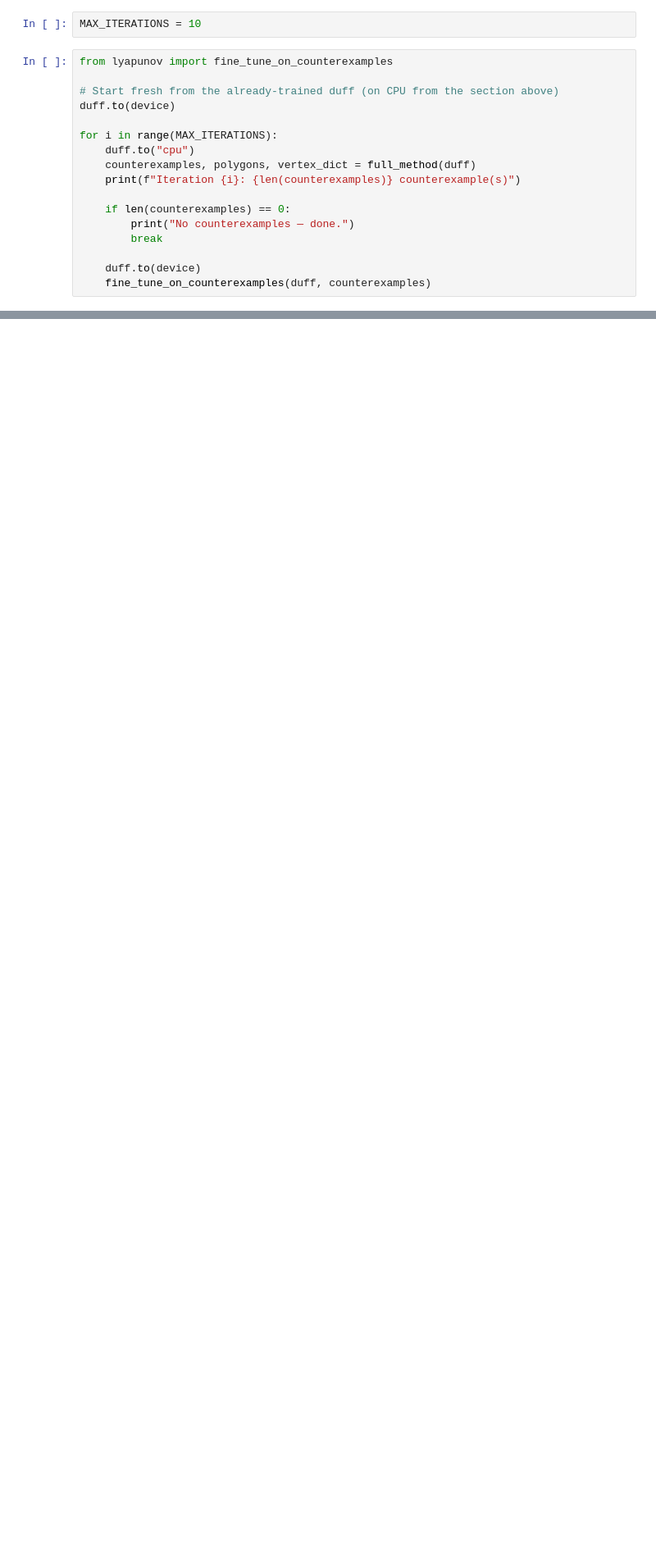
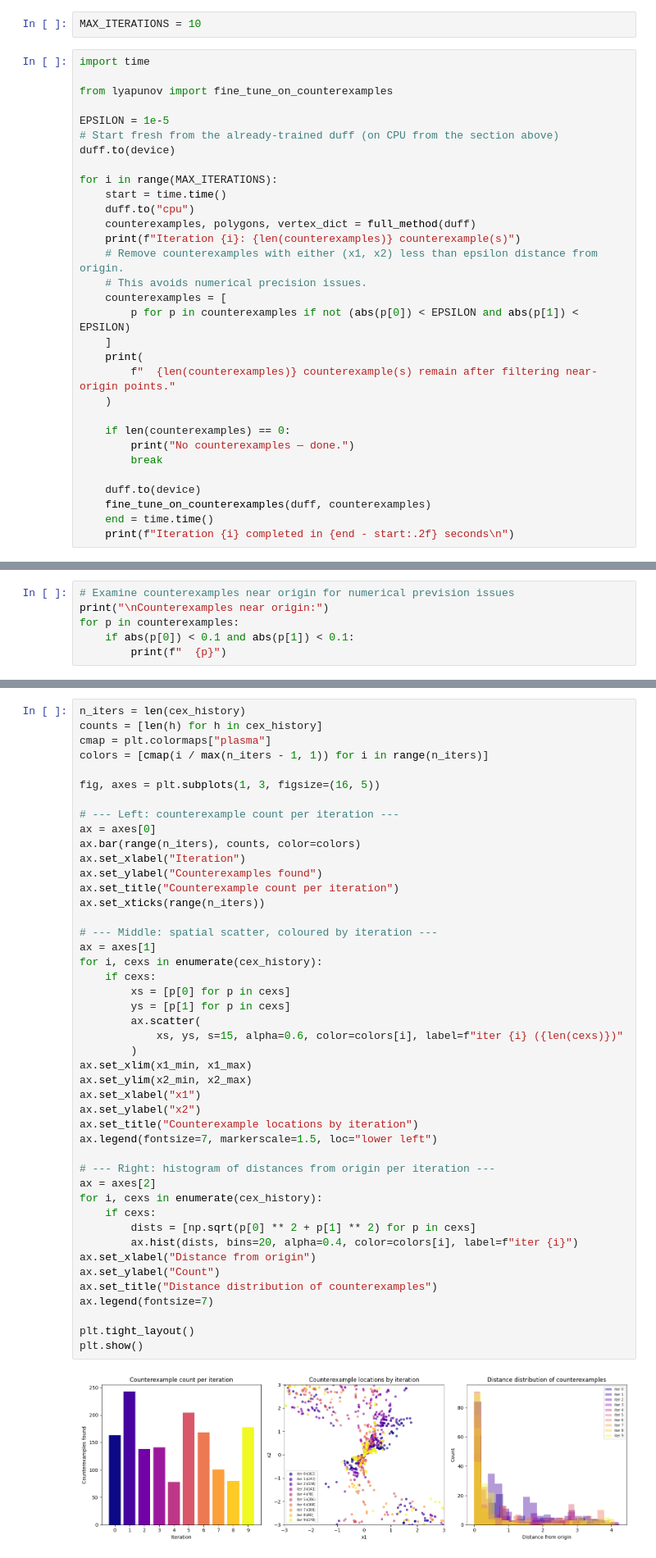
Before and after one commit to Jw1836/NN-Closed-Loop-Verification, a Jupyter notebook: benchmark.ipynb, the cells around one changed output, grey strips where cells are left out. Shown at 82% size. Saved outputs shown, nothing was run; the diff lists cells and outputs as text; blank space fills up the shorter version.

```diff
--- a/benchmark.ipynb
+++ b/benchmark.ipynb
@@ -147,15 +147,27 @@ plt.show()
 # %%
 MAX_ITERATIONS = 10
 # %%
+import time
+
 from lyapunov import fine_tune_on_counterexamples
 
+EPSILON = 1e-5
 # Start fresh from the already-trained duff (on CPU from the section above)
 duff.to(device)
 
 for i in range(MAX_ITERATIONS):
+    start = time.time()
     duff.to("cpu")
     counterexamples, polygons, vertex_dict = full_method(duff)
     print(f"Iteration {i}: {len(counterexamples)} counterexample(s)")
+    # Remove counterexamples with either (x1, x2) less than epsilon distance from origin.
+    # This avoids numerical precision issues.
+    counterexamples = [
+        p for p in counterexamples if not (abs(p[0]) < EPSILON and abs(p[1]) < EPSILON)
+    ]
+    print(
+        f"  {len(counterexamples)} counterexample(s) remain after filtering near-origin points."
+    )
 
     if len(counterexamples) == 0:
         print("No counterexamples — done.")
@@ -163,5 +175,7 @@ for i in range(MAX_ITERATIONS):
 
     duff.to(device)
     fine_tune_on_counterexamples(duff, counterexamples)
+    end = time.time()
+    print(f"Iteration {i} completed in {end - start:.2f} seconds\n")
 # %% [output]
 Getting intersection points...
@@ -327,0 +235,6 @@ Dim 1 positive: SolveResult(status='unsafe-pgd', success=True, reference={}, sta
+# %%
+# Examine counterexamples near origin for numerical prevision issues
+print("\nCounterexamples near origin:")
+for p in counterexamples:
+    if abs(p[0]) < 0.1 and abs(p[1]) < 0.1:
+        print(f"  {p}")
@@ -327,0 +355,47 @@ Dim 1 positive: SolveResult(status='unsafe-pgd', success=True, reference={}, sta
+# %%
+n_iters = len(cex_history)
+counts = [len(h) for h in cex_history]
+cmap = plt.colormaps["plasma"]
+colors = [cmap(i / max(n_iters - 1, 1)) for i in range(n_iters)]
+
+fig, axes = plt.subplots(1, 3, figsize=(16, 5))
+
+# --- Left: counterexample count per iteration ---
+ax = axes[0]
+ax.bar(range(n_iters), counts, color=colors)
+ax.set_xlabel("Iteration")
+ax.set_ylabel("Counterexamples found")
+ax.set_title("Counterexample count per iteration")
+ax.set_xticks(range(n_iters))
+
+# --- Middle: spatial scatter, coloured by iteration ---
+ax = axes[1]
+for i, cexs in enumerate(cex_history):
+    if cexs:
+        xs = [p[0] for p in cexs]
+        ys = [p[1] for p in cexs]
+        ax.scatter(
+            xs, ys, s=15, alpha=0.6, color=colors[i], label=f"iter {i} ({len(cexs)})"
+        )
+ax.set_xlim(x1_min, x1_max)
+ax.set_ylim(x2_min, x2_max)
+ax.set_xlabel("x1")
+ax.set_ylabel("x2")
+ax.set_title("Counterexample locations by iteration")
+ax.legend(fontsize=7, markerscale=1.5, loc="lower left")
+
+# --- Right: histogram of distances from origin per iteration ---
+ax = axes[2]
+for i, cexs in enumerate(cex_history):
+    if cexs:
+        dists = [np.sqrt(p[0] ** 2 + p[1] ** 2) for p in cexs]
+        ax.hist(dists, bins=20, alpha=0.4, color=colors[i], label=f"iter {i}")
+ax.set_xlabel("Distance from origin")
+ax.set_ylabel("Count")
+ax.set_title("Distance distribution of counterexamples")
+ax.legend(fontsize=7)
+
+plt.tight_layout()
+plt.show()
+# %% [output]
+[figure, added]
```
Also changed, not shown: parts of 12 cells of this notebook, 2 other files.
